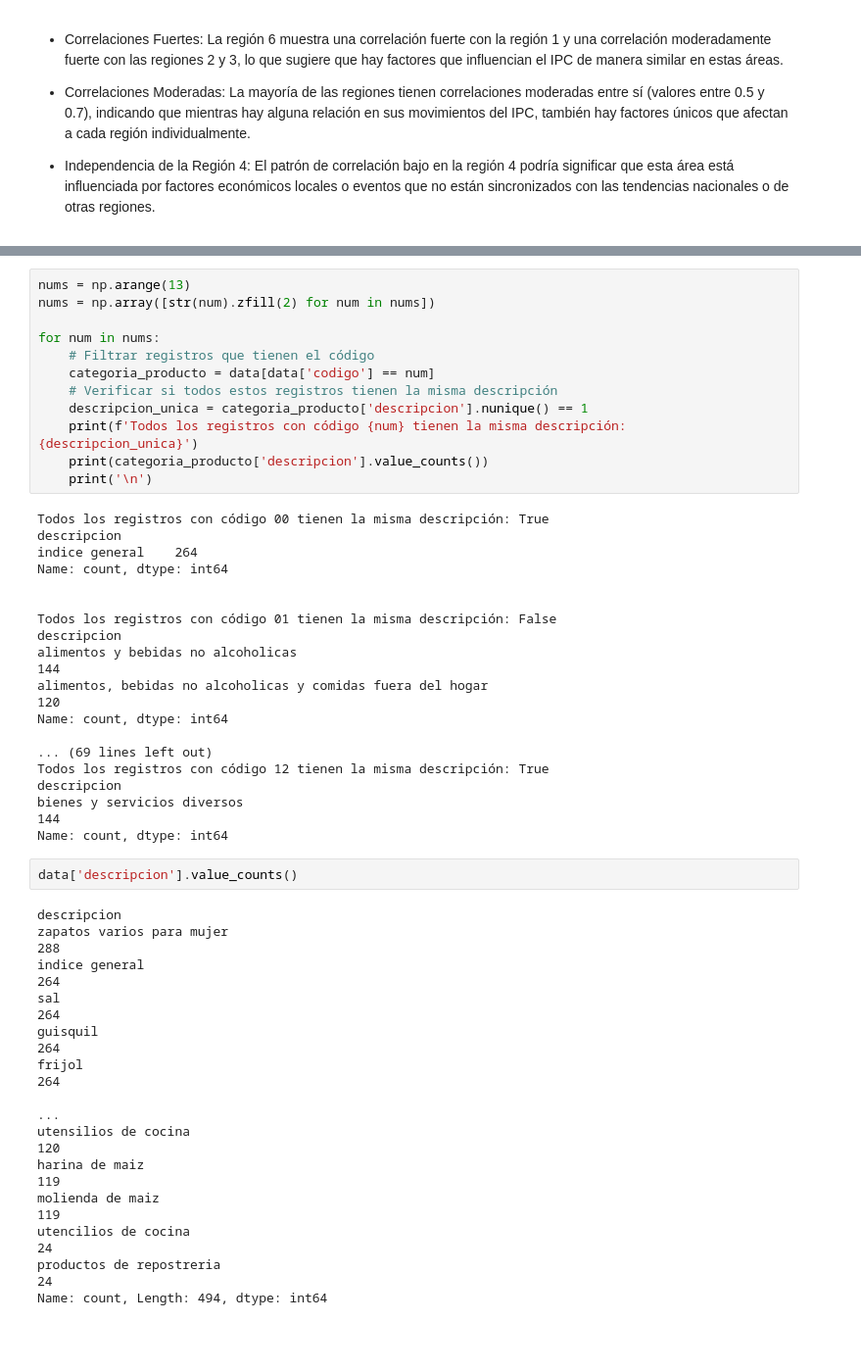
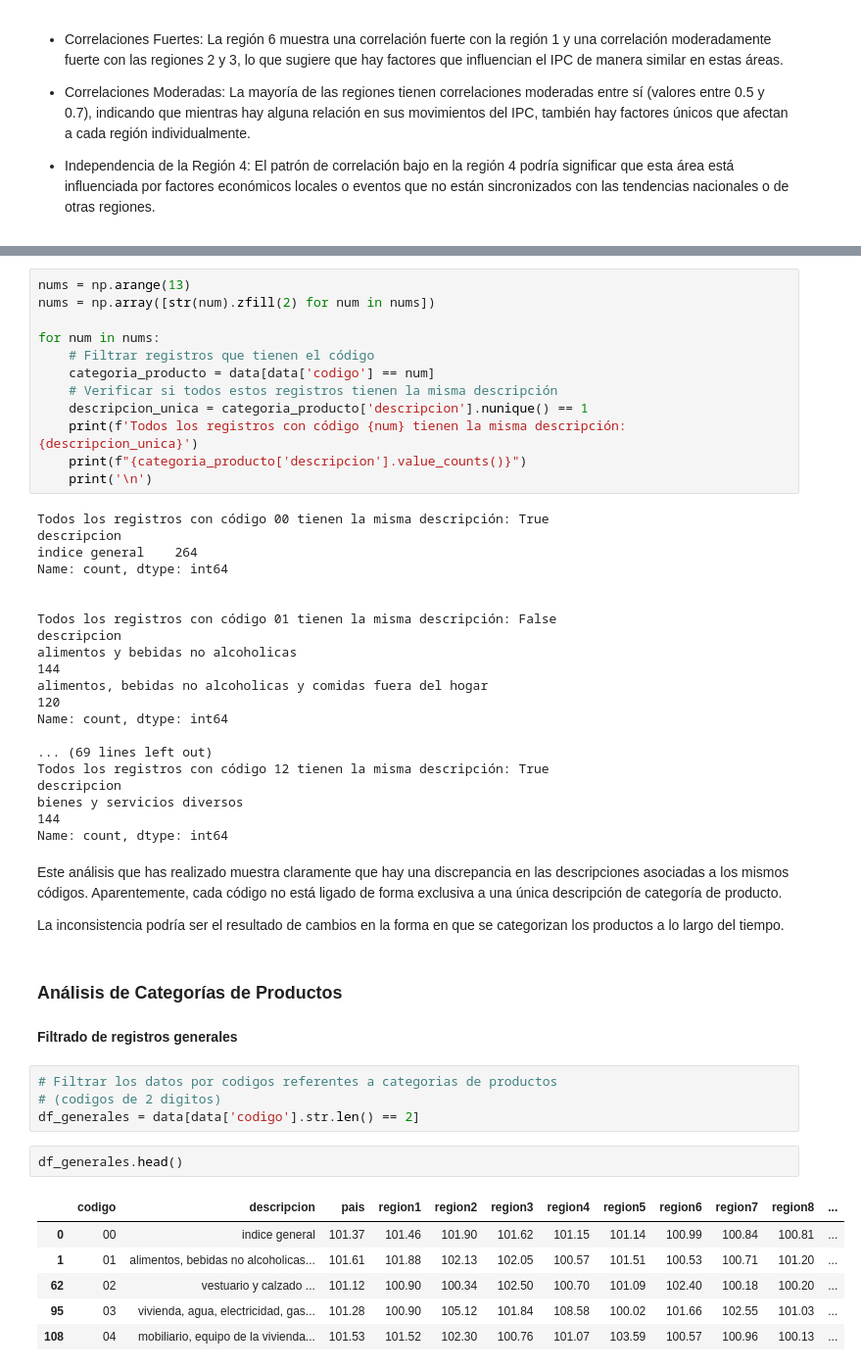
Before and after one commit to LeivaDiego/Proyecto-Mineria, a Jupyter notebook: IPC_EDA.ipynb, the cells around one changed output, grey strips where cells are left out. Shown at 98% size. Drawn from its saved outputs; the diff is of its cells as text; blank space fills up the shorter version.

```diff
--- a/IPC_EDA.ipynb
+++ b/IPC_EDA.ipynb
@@ -355,7 +360,7 @@ for num in nums:
     # Verificar si todos estos registros tienen la misma descripción
     descripcion_unica = categoria_producto['descripcion'].nunique() == 1
     print(f'Todos los registros con código {num} tienen la misma descripción: {descripcion_unica}')
-    print(categoria_producto['descripcion'].value_counts())
+    print(f"{categoria_producto['descripcion'].value_counts()}")
     print('\n')
 # %% [output]
 Todos los registros con código 00 tienen la misma descripción: True
@@ -375,19 +380,24 @@ Todos los registros con código 12 tienen la misma descripción: True
 descripcion
 bienes y servicios diversos                                                                             144
 Name: count, dtype: int64
-# %%
-data['descripcion'].value_counts()
-# %% [output]
-descripcion
-zapatos varios para mujer                                                                               288
-indice general                                                                                          264
-sal                                                                                                     264
-guisquil                                                                                                264
-frijol                                                                                                  264
-                                                                                                       ...
-utensilios de cocina                                                                                    120
-harina de maiz                                                                                          119
-molienda de maiz                                                                                        119
-utencilios de cocina                                                                                     24
-productos de repostreria                                                                                 24
-Name: count, Length: 494, dtype: int64
+# %% [markdown]
+Este análisis que has realizado muestra claramente que hay una discrepancia en las descripciones asociadas a los mismos códigos. Aparentemente, cada código no está ligado de forma exclusiva a una única descripción de categoría de producto.
+
+La inconsistencia podría ser el resultado de cambios en la forma en que se categorizan los productos a lo largo del tiempo.
+# %% [markdown]
+### Análisis de Categorías de Productos
+# %% [markdown]
+**Filtrado de registros generales**
+# %%
+# Filtrar los datos por codigos referentes a categorias de productos
+# (codigos de 2 digitos)
+df_generales = data[data['codigo'].str.len() == 2]
+# %%
+df_generales.head()
+# %% [output]
+|  | codigo | descripcion | pais | region1 | region2 | region3 | region4 | region5 | region6 | region7 | region8 | ... |
+| 0 | 00 | indice general | 101.37 | 101.46 | 101.90 | 101.62 | 101.15 | 101.14 | 100.99 | 100.84 | 100.81 | ... |
+| 1 | 01 | alimentos, bebidas no alcoholicas... | 101.61 | 101.88 | 102.13 | 102.05 | 100.57 | 101.51 | 100.53 | 100.71 | 101.20 | ... |
+| 62 | 02 | vestuario y calzado ... | 101.12 | 100.90 | 100.34 | 102.50 | 100.70 | 101.09 | 102.40 | 100.18 | 100.20 | ... |
+| 95 | 03 | vivienda, agua, electricidad, gas... | 101.28 | 100.90 | 105.12 | 101.84 | 108.58 | 100.02 | 101.66 | 102.55 | 101.03 | ... |
+| 108 | 04 | mobiliario, equipo de la vivienda... | 101.53 | 101.52 | 102.30 | 100.76 | 101.07 | 103.59 | 100.57 | 100.96 | 100.13 | ... |
```
Also changed, not shown: parts of 10 cells of this notebook.
